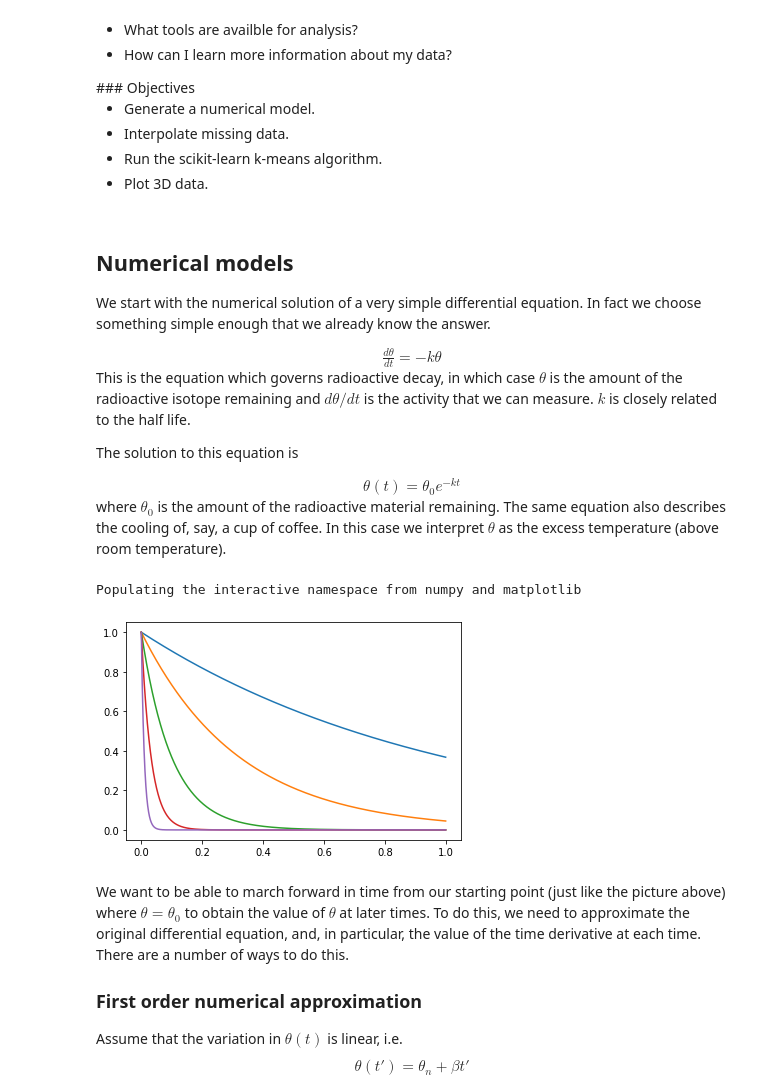
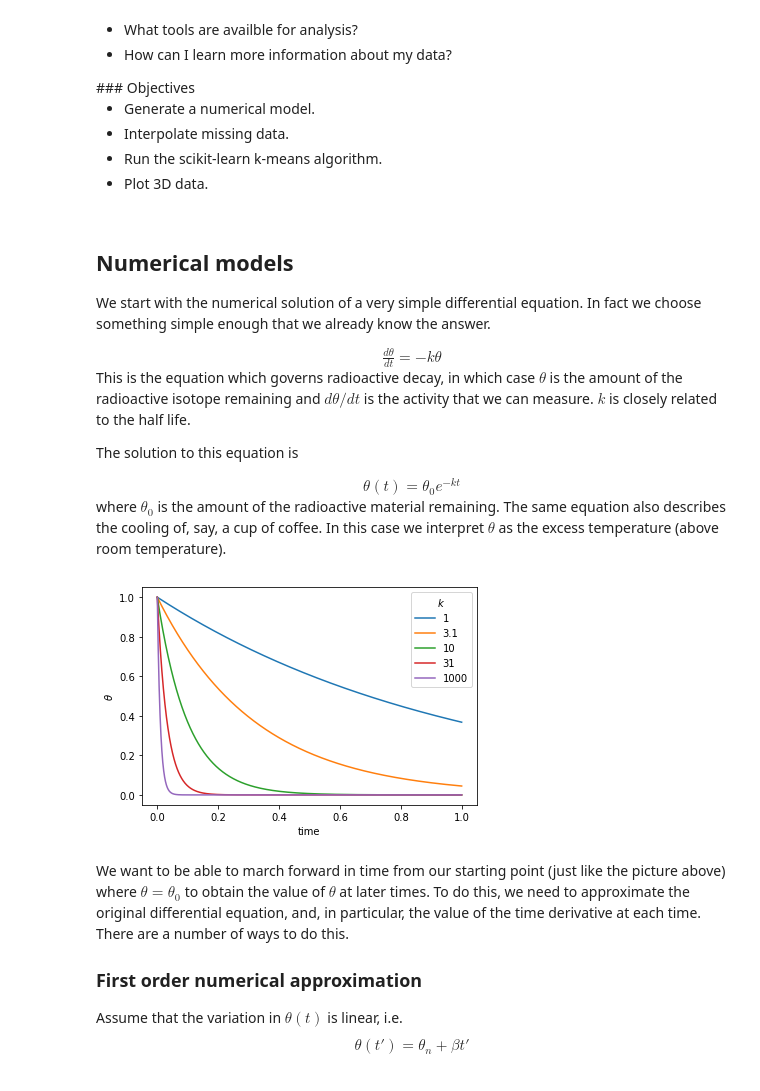
Before and after one commit to Sydney-Informatics-Hub/geopython, a Jupyter notebook: _ipynb/02b-Clustering.ipynb, the cells around one changed output. Cells and saved outputs as stored; diff of their text form; code cells hidden in the pictures.

```diff
--- a/_ipynb/02b-Clustering.ipynb
+++ b/_ipynb/02b-Clustering.ipynb
@@ -25,7 +25,7 @@ equation. In fact we choose something simple enough that we already
 know the answer.
 
 <div align="center">
-$ \frac{d\theta}{dt} = - k \theta $
+$\frac{d\theta}{dt} = - k \theta$
 </div>
 
 This is the equation which governs radioactive decay, in which case
@@ -34,33 +34,37 @@ is the activity that we can measure. $k$ is closely related to the half life.
 
 The solution to this equation is
 <div align="center">
-$ \theta(t) = \theta_0 e^{-kt} $
+$\theta(t) = \theta_0 e^{-kt}$
 </div>
 
 where $\theta_0$ is the amount of the radioactive material remaining.
 The same equation also describes the cooling of, say, a cup of coffee. In this
 case we interpret $\theta$ as the excess temperature (above room temperature).
 # %%
-%pylab inline
-
 import numpy as np
 import matplotlib.pyplot as plt
 
 #Set the amount of isotope remaining (i.e. 1=100%)
 theta_0 = 1.0
 
 #Create a regularly spaced vector or time values
+#1000 units between 0 and 1.
 time_values = np.linspace(0,1.0,1000)
 
 #Try several different values for the half-life, k
 for const_k in [1.0, 3.1, 10.0, 31, 100.0]:
     #This is the solution to the decay equation, how much isotope remains.
     exact_theta_values = theta_0 * np.exp(-const_k * time_values)
     #Plot the results for different k values
     plt.plot(time_values, exact_theta_values)
+
+#Add some plot flair
+plt.legend(('1', '3.1', '10', '31', '1000'),title=r'$k$')
+plt.xlabel('time')
+plt.ylabel(r'$\theta$')
+plt.show()
 # %% [output]
-Populating the interactive namespace from numpy and matplotlib
-[figure, old version]
+[figure, new version]
 # %% [markdown]
 We want to be able to march forward in time from our starting point
 (just like the picture above)
```
Also changed, not shown: 4 other files.
